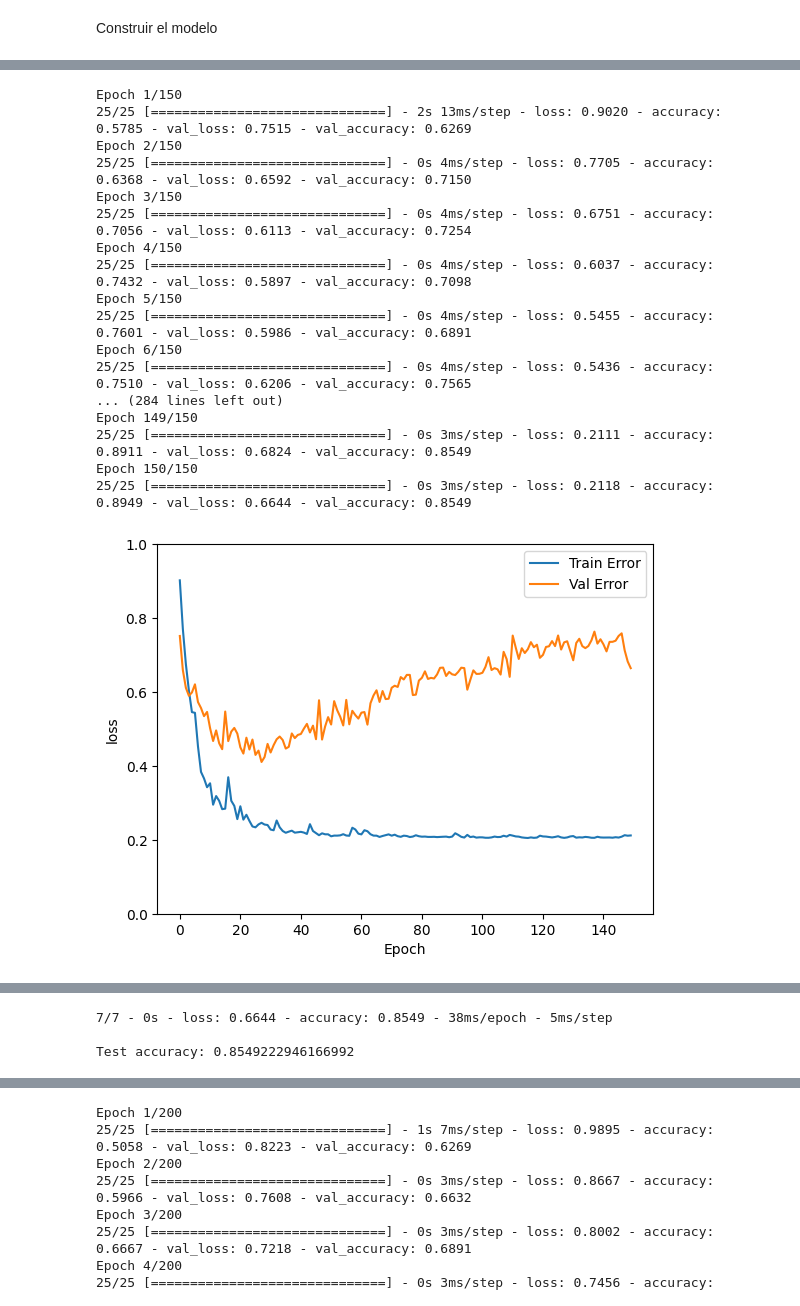
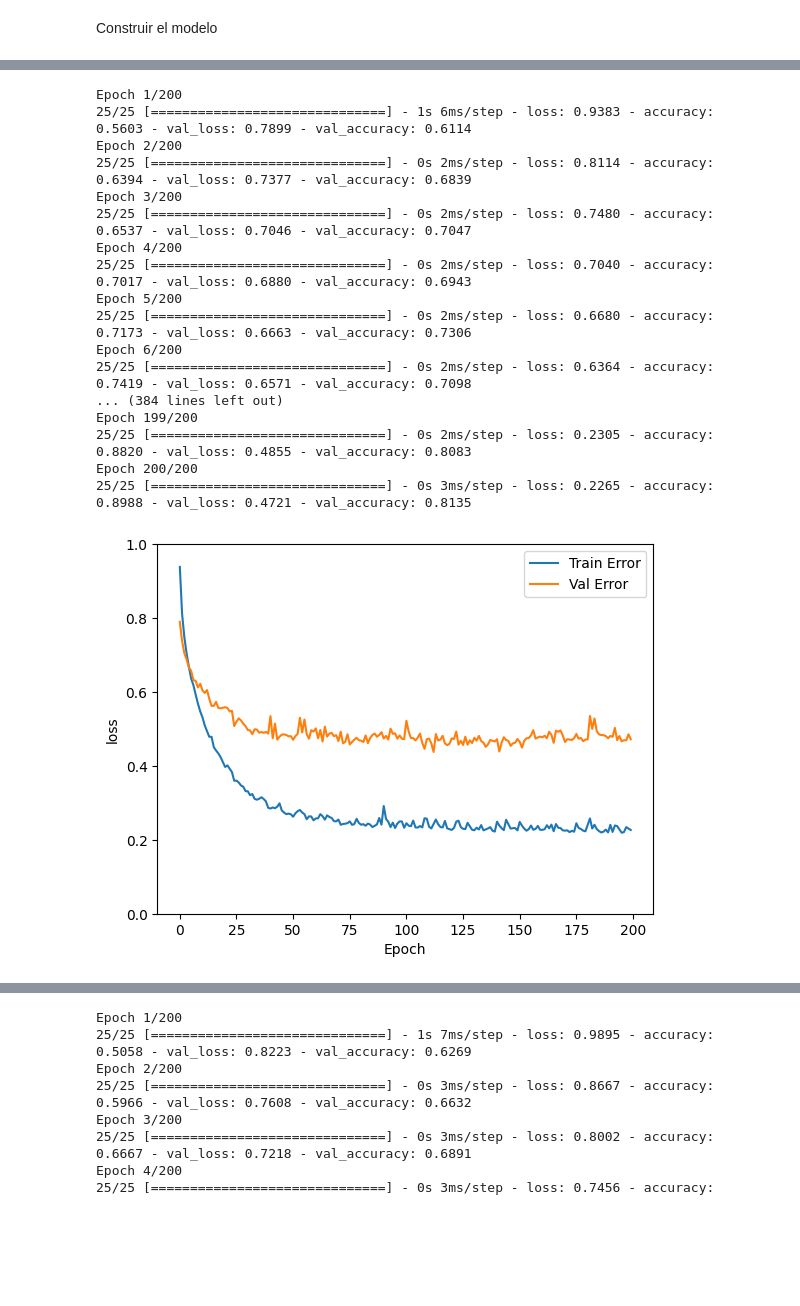
Before and after one commit to RedoRojo/Neural-Network-Classification, a Jupyter notebook: cuaderno.ipynb, the cells around one changed output, grey strips where cells are left out. Cells and saved outputs as stored; diff of their text form; code cells hidden in the pictures; blank space fills up the shorter version.

```diff
--- a/cuaderno.ipynb
+++ b/cuaderno.ipynb
@@ -274,14 +238,12 @@ dataset.loc[dataset['Tipo de Red'] == '2G']
 # %%
-#cuan
-dataset_one_hot= dataset.copy();
-labels = dataset_one_hot.pop('Nivel de Adaptación')
+labels = dataset.pop('Nivel de Adaptación')
 dict = {"Bajo": 0, "Moderado": 1, "Alto": 2}
 enconded_labels = []
 for label in labels:
     enconded_labels.append(dict[label])
 enconded_labels = np.array(enconded_labels)
 
-final_dataset = hot_one_dataset(dataset_one_hot)
-final_dataset.insert(0, "label", enconded_labels, True)
-final_dataset
+encoded_dataset = encoded_dataset.drop(['Nivel de Adaptación_Alto', "Nivel de Adaptación_Moderado", "Nivel de Adaptación_Bajo"], axis=1)
+encoded_dataset.insert(0, "label", enconded_labels, True)
+encoded_dataset.head()
 # %% [output]
@@ -321,3 +274,4 @@ final_dataset.head(15)
 # %%
-train_dataset = final_dataset.sample(frac=0.8,random_state=0)
-test_dataset = final_dataset.drop(train_dataset.index)
+train_dataset = encoded_dataset.sample(frac=0.8,random_state=0)
+test_dataset = encoded_dataset.drop(train_dataset.index)
+train_dataset
@@ -324,8 +292,6 @@ test_dataset = final_dataset.drop(train_dataset.index)
 # %%
-labels_train = train_dataset.pop('label')
-labels_train = labels_train.to_numpy()
-ready2train = train_dataset.to_numpy()
+y_train = train_dataset.pop('label').to_numpy()
+x_train = train_dataset.to_numpy()
 
-labels_test = test_dataset.pop('label')
-labels_test = labels_test.to_numpy()
-ready2test = test_dataset.to_numpy()
+y_test = test_dataset.pop('label').to_numpy()
+x_test = test_dataset.to_numpy()
@@ -400,11 +350,8 @@ def plot_history(history):
     plt.show()
 # %%
 model = tf.keras.Sequential()
-model.add(tf.keras.Input(shape=(26,)))
+model.add(tf.keras.Input(shape=(31,)))
 model.add(tf.keras.layers.Dense(64, activation='relu'))
-model.add(tf.keras.layers.Dense(128, activation='relu'))
-model.add(tf.keras.layers.Dense(256, activation='relu'))
-model.add(tf.keras.layers.Dense(128, activation='relu'))
 model.add(tf.keras.layers.Dense(64, activation='relu'))
 model.add(tf.keras.layers.Dense(3, activation='softmax'))
 # tambien podemos utilizar softplus
@@ -419,25 +362,25 @@ Skipping registering GPU devices...
 # %%
-hist = model.fit(ready2train, labels_train, validation_data=(ready2test, labels_test), epochs = 150)
+hist = model.fit(x_train, y_train, validation_data=(x_test, y_test), epochs = 200)
 plot_history(hist)
 
-test_loss, test_acc = model.evaluate(ready2test, labels_test, verbose=2)
+test_loss, test_acc = model.evaluate(x_test, y_test, verbose=2)
 print('\nTest accuracy:', test_acc)
 # %% [output]
-Epoch 1/150
-25/25 [==============================] - 2s 13ms/step - loss: 0.9020 - accuracy: 0.5785 - val_loss: 0.7515 - val_accuracy: 0.6269
-Epoch 2/150
-25/25 [==============================] - 0s 4ms/step - loss: 0.7705 - accuracy: 0.6368 - val_loss: 0.6592 - val_accuracy: 0.7150
-Epoch 3/150
-25/25 [==============================] - 0s 4ms/step - loss: 0.6751 - accuracy: 0.7056 - val_loss: 0.6113 - val_accuracy: 0.7254
-Epoch 4/150
-25/25 [==============================] - 0s 4ms/step - loss: 0.6037 - accuracy: 0.7432 - val_loss: 0.5897 - val_accuracy: 0.7098
-Epoch 5/150
-25/25 [==============================] - 0s 4ms/step - loss: 0.5455 - accuracy: 0.7601 - val_loss: 0.5986 - val_accuracy: 0.6891
-Epoch 6/150
-25/25 [==============================] - 0s 4ms/step - loss: 0.5436 - accuracy: 0.7510 - val_loss: 0.6206 - val_accuracy: 0.7565
-... (284 lines left out)
-Epoch 149/150
-25/25 [==============================] - 0s 3ms/step - loss: 0.2111 - accuracy: 0.8911 - val_loss: 0.6824 - val_accuracy: 0.8549
-Epoch 150/150
-25/25 [==============================] - 0s 3ms/step - loss: 0.2118 - accuracy: 0.8949 - val_loss: 0.6644 - val_accuracy: 0.8549
+Epoch 1/200
+25/25 [==============================] - 1s 6ms/step - loss: 0.9383 - accuracy: 0.5603 - val_loss: 0.7899 - val_accuracy: 0.6114
+Epoch 2/200
+25/25 [==============================] - 0s 2ms/step - loss: 0.8114 - accuracy: 0.6394 - val_loss: 0.7377 - val_accuracy: 0.6839
+Epoch 3/200
+25/25 [==============================] - 0s 2ms/step - loss: 0.7480 - accuracy: 0.6537 - val_loss: 0.7046 - val_accuracy: 0.7047
+Epoch 4/200
+25/25 [==============================] - 0s 2ms/step - loss: 0.7040 - accuracy: 0.7017 - val_loss: 0.6880 - val_accuracy: 0.6943
+Epoch 5/200
+25/25 [==============================] - 0s 2ms/step - loss: 0.6680 - accuracy: 0.7173 - val_loss: 0.6663 - val_accuracy: 0.7306
+Epoch 6/200
+25/25 [==============================] - 0s 2ms/step - loss: 0.6364 - accuracy: 0.7419 - val_loss: 0.6571 - val_accuracy: 0.7098
+... (384 lines left out)
+Epoch 199/200
+25/25 [==============================] - 0s 2ms/step - loss: 0.2305 - accuracy: 0.8820 - val_loss: 0.4855 - val_accuracy: 0.8083
+Epoch 200/200
+25/25 [==============================] - 0s 3ms/step - loss: 0.2265 - accuracy: 0.8988 - val_loss: 0.4721 - val_accuracy: 0.8135
-[figure, old version]
+[figure, new version]
@@ -448,10 +391,3 @@ Test accuracy: 0.8549222946166992
-# %%
-test_loss, test_acc = model.evaluate(ready2test,  labels_test, verbose=2)
-print('\nTest accuracy:', test_acc)
-# %% [output]
-7/7 - 0s - loss: 0.6644 - accuracy: 0.8549 - 38ms/epoch - 5ms/step
-
-Test accuracy: 0.8549222946166992
 # %%
 map_dict = {0: 'Bajo', 1: 'Moderado', 2: 'Alto'}
 
```
Also changed, not shown: parts of 31 cells of this notebook.
